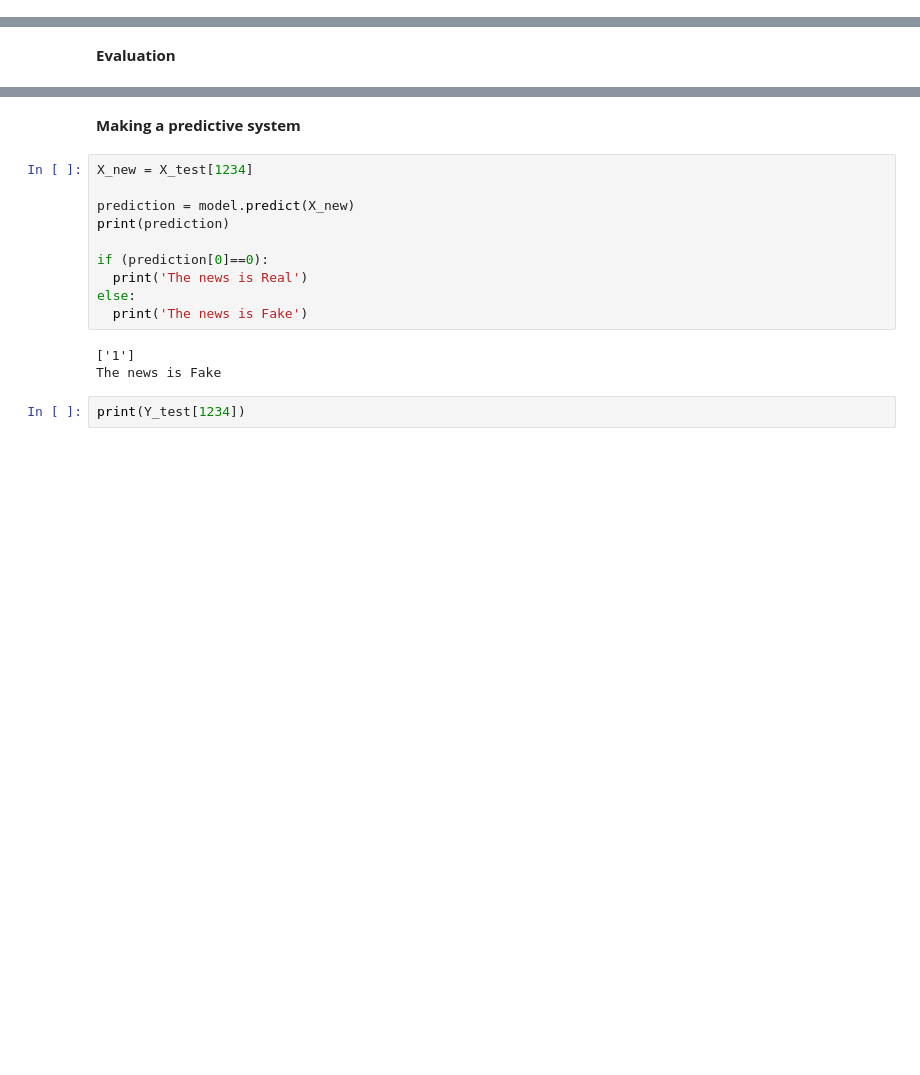
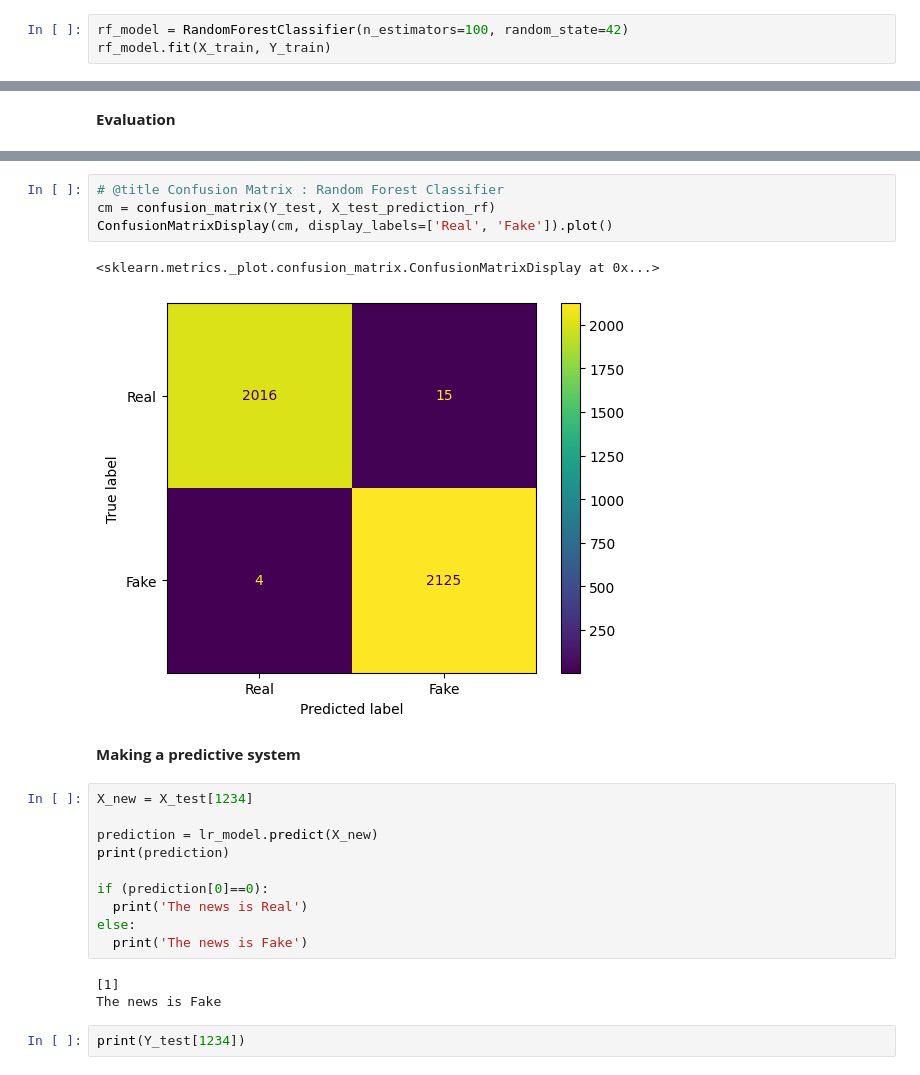
Before and after one commit to Aniket6334/Fake-News-Detector, a Jupyter notebook: Fake_News_Detector.ipynb, the cells around one changed output, grey strips where cells are left out. Drawn from its saved outputs; the diff is of its cells as text; blank space fills up the shorter version.

```diff
--- a/Fake_News_Detector.ipynb
+++ b/Fake_News_Detector.ipynb
@@ -243,0 +225,3 @@ LogisticRegression()
+# %%
+rf_model = RandomForestClassifier(n_estimators=100, random_state=42)
+rf_model.fit(X_train, Y_train)
@@ -319,9 +360,16 @@ ValueError: The number of FixedLocator locations (186), usually from a call to s
+# %%
+# @title Confusion Matrix : Random Forest Classifier
+cm = confusion_matrix(Y_test, X_test_prediction_rf)
+ConfusionMatrixDisplay(cm, display_labels=['Real', 'Fake']).plot()
+# %% [output]
+<sklearn.metrics._plot.confusion_matrix.ConfusionMatrixDisplay at 0x...>
+[figure, added]
 # %% [markdown]
 **Making a predictive system**
 # %%
 X_new = X_test[1234]
 
-prediction = model.predict(X_new)
+prediction = lr_model.predict(X_new)
 print(prediction)
 
 if (prediction[0]==0):
@@ -329,7 +377,7 @@ if (prediction[0]==0):
 else:
   print('The news is Fake')
 # %% [output]
-['1']
+[1]
 The news is Fake
 # %%
 print(Y_test[1234])
```
Also changed, not shown: parts of 33 cells of this notebook.
